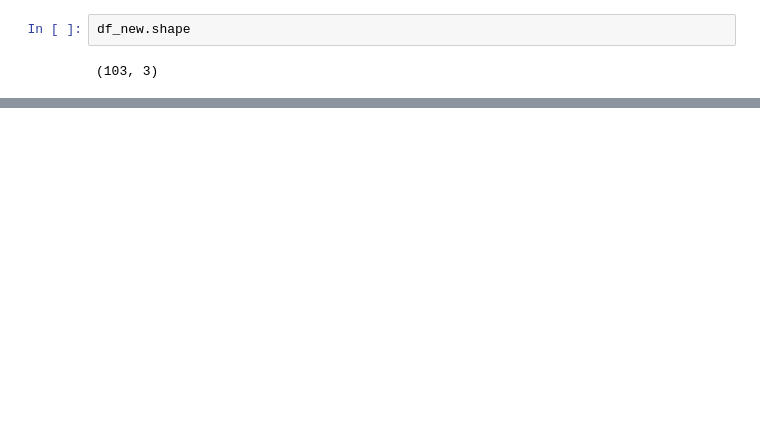
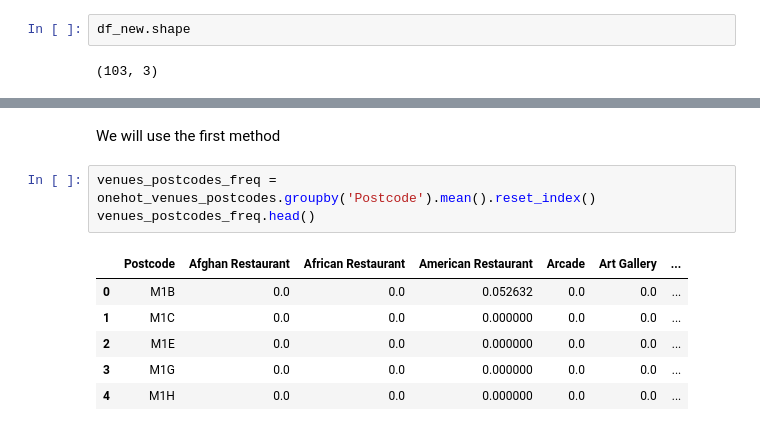
Before and after one commit to Metaming/Coursera_Capstone, a Jupyter notebook: Segmenting_Clustering_Toronto_mkliu.ipynb, the cells around one changed output, grey strips where cells are left out. Saved outputs shown, nothing was run; the diff lists cells and outputs as text; blank space fills up the shorter version.

```diff
--- a/Segmenting_Clustering_Toronto_mkliu.ipynb
+++ b/Segmenting_Clustering_Toronto_mkliu.ipynb
@@ -89,0 +448,12 @@ df_new.shape
+# %% [markdown]
+We will use the first method
+# %%
+venues_postcodes_freq = onehot_venues_postcodes.groupby('Postcode').mean().reset_index()
+venues_postcodes_freq.head()
+# %% [output]
+|  | Postcode | Afghan Restaurant | African Restaurant | American Restaurant | Arcade | Art Gallery | ... |
+| 0 | M1B | 0.0 | 0.0 | 0.052632 | 0.0 | 0.0 | ... |
+| 1 | M1C | 0.0 | 0.0 | 0.000000 | 0.0 | 0.0 | ... |
+| 2 | M1E | 0.0 | 0.0 | 0.000000 | 0.0 | 0.0 | ... |
+| 3 | M1G | 0.0 | 0.0 | 0.000000 | 0.0 | 0.0 | ... |
+| 4 | M1H | 0.0 | 0.0 | 0.000000 | 0.0 | 0.0 | ... |
```
Also changed, not shown: parts of 57 cells of this notebook.
